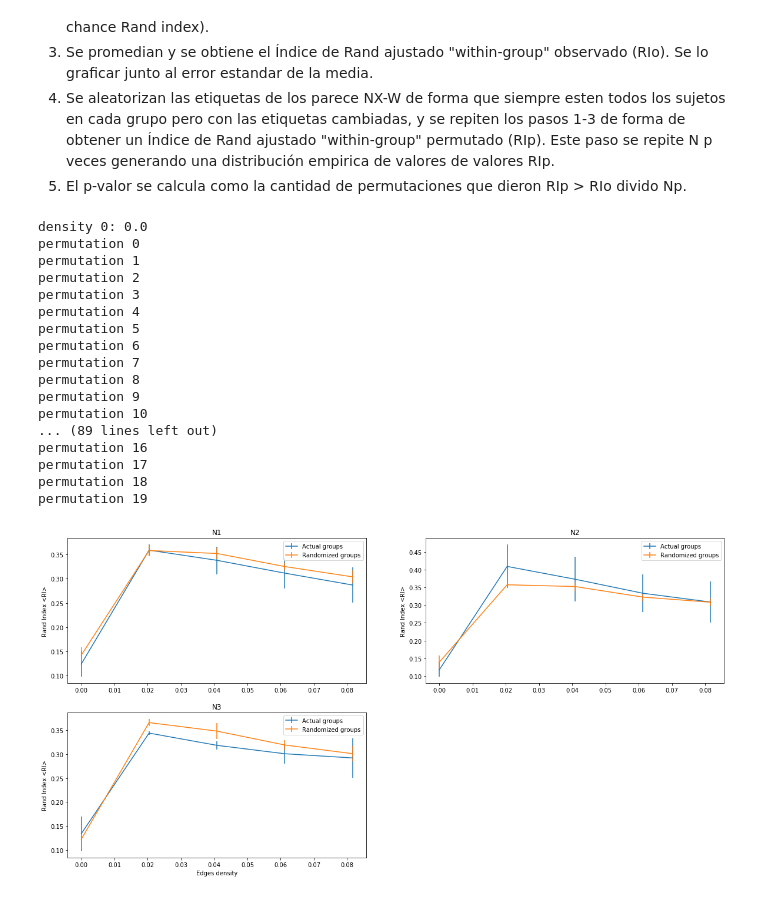
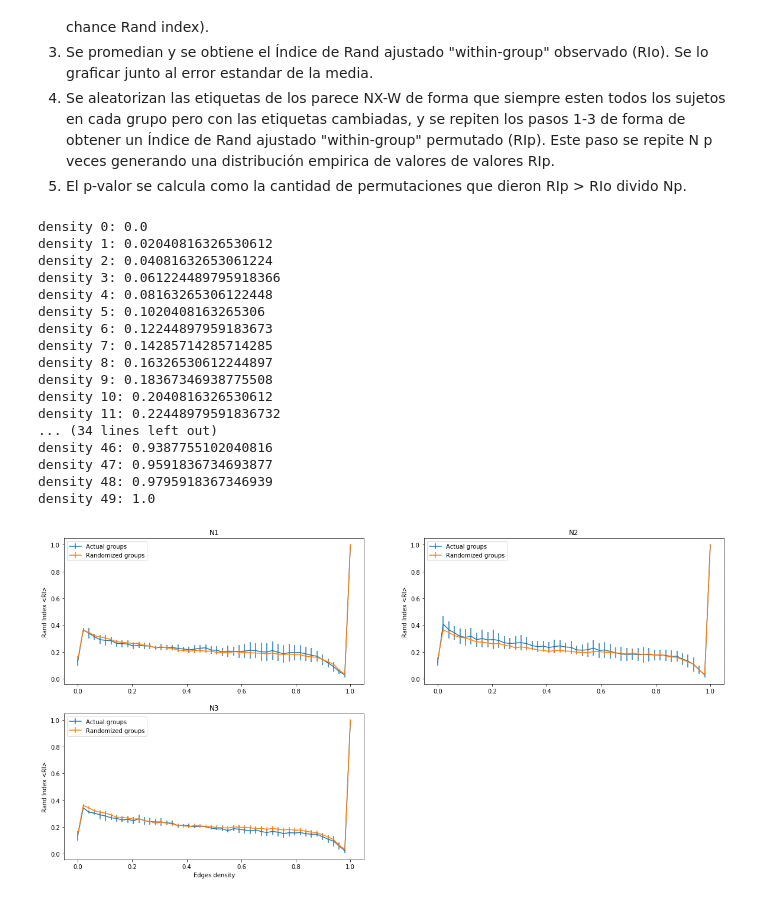
Before and after one commit to elfrasco/dmcyt_tp2, a Jupyter notebook: tp2/Tp2_adrian_Tarea4.ipynb, the cells around one changed output. Saved outputs shown, nothing was run; the diff lists cells and outputs as text; code cells hidden in the pictures.

```diff
--- a/tp2/Tp2_adrian_Tarea4.ipynb
+++ b/tp2/Tp2_adrian_Tarea4.ipynb
@@ -91,7 +91,7 @@ from community import community_louvain
 # %%
 from sklearn.metrics import adjusted_rand_score
 # %%
-number_of_permutations = 20
+number_of_permutations = 1000
 wakeStage = sleepStagesOrdered[0]
 nxStages = (sleepStagesOrdered[1], sleepStagesOrdered[2], sleepStagesOrdered[3])
 
@@ -229,7 +229,7 @@ n1_pvalues = []
 n2_pvalues = []
 n3_pvalues = []
 
-for i, density in enumerate(densities[:5]):
+for i, density in enumerate(densities):
 
     print("density " + str(i) + ": " + str(density))
 
@@ -251,56 +251,56 @@ for i, density in enumerate(densities[:5]):
 
     mean, std = calculate_mean_std_dist(distn1)
     n1rg_means.append(mean)
     n1rg_stds.append(std)
 
     mean, std = calculate_mean_std_dist(distn2)
     n2rg_means.append(mean)
     n2rg_stds.append(std)
 
     mean, std = calculate_mean_std_dist(distn3)
     n3rg_means.append(mean)
     n3rg_stds.append(std)
 
 plt.subplot(2,2,1)
-plt.errorbar(densities[:5], n1ag_means, n1ag_stds, label = "Actual groups")
-plt.errorbar(densities[:5], n1rg_means, n1rg_stds, label = "Randomized groups")
+plt.errorbar(densities, n1ag_means, n1ag_stds, label = "Actual groups")
+plt.errorbar(densities, n1rg_means, n1rg_stds, label = "Randomized groups")
 plt.title(nxStages[0])
 plt.legend()
 plt.ylabel('Rand Index <RI>');
 
 plt.subplot(2,2,2)
-plt.errorbar(densities[:5], n2ag_means, n2ag_stds, label = "Actual groups")
-plt.errorbar(densities[:5], n2rg_means, n2rg_stds, label = "Randomized groups")
+plt.errorbar(densities, n2ag_means, n2ag_stds, label = "Actual groups")
+plt.errorbar(densities, n2rg_means, n2rg_stds, label = "Randomized groups")
 plt.title(nxStages[1])
 plt.legend()
 plt.ylabel('Rand Index <RI>');
 
 plt.subplot(2,2,3)
-plt.errorbar(densities[:5], n3ag_means, n3ag_stds, label = "Actual groups")
-plt.errorbar(densities[:5], n3rg_means, n3rg_stds, label = "Randomized groups")
+plt.errorbar(densities, n3ag_means, n3ag_stds, label = "Actual groups")
+plt.errorbar(densities, n3rg_means, n3rg_stds, label = "Randomized groups")
 plt.xlabel('Edges density')
 plt.title(nxStages[2])
 plt.legend()
 plt.ylabel('Rand Index <RI>');
 # %% [output]
 density 0: 0.0
-permutation 0
-permutation 1
-permutation 2
-permutation 3
-permutation 4
-permutation 5
-permutation 6
-permutation 7
-permutation 8
-permutation 9
-permutation 10
-... (89 lines left out)
-permutation 16
-permutation 17
-permutation 18
-permutation 19
+density 1: 0.02040816326530612
+density 2: 0.04081632653061224
+density 3: 0.061224489795918366
+density 4: 0.08163265306122448
+density 5: 0.1020408163265306
+density 6: 0.12244897959183673
+density 7: 0.14285714285714285
+density 8: 0.16326530612244897
+density 9: 0.18367346938775508
+density 10: 0.2040816326530612
+density 11: 0.22448979591836732
+... (34 lines left out)
+density 46: 0.9387755102040816
+density 47: 0.9591836734693877
+density 48: 0.9795918367346939
+density 49: 1.0
-[figure, old version]
+[figure, new version]
 # %%
 n1_pvalues
 # %% [output]
```
Also changed, not shown: parts of 5 cells of this notebook.
